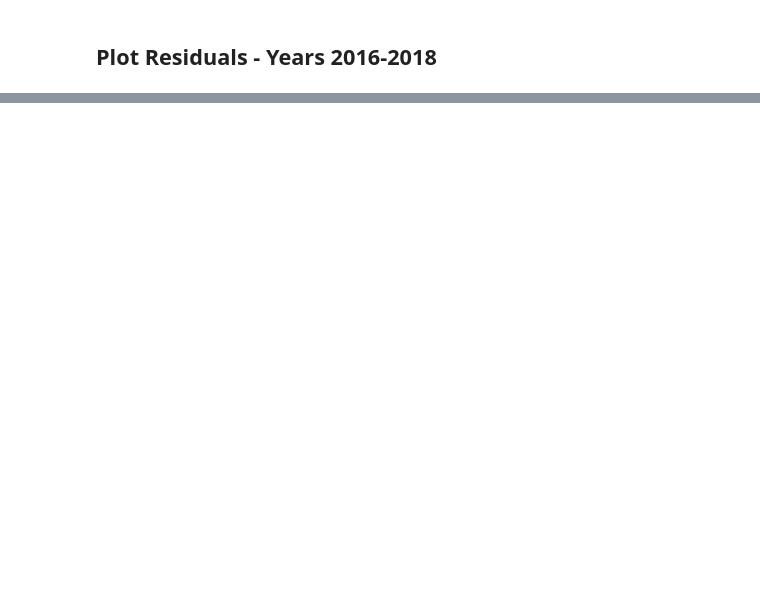
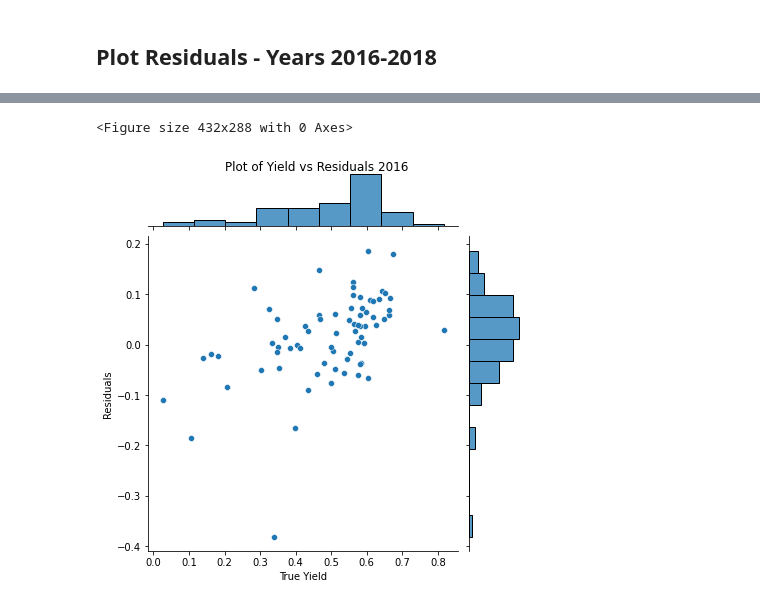
Before and after one commit to mosaiks-capstone/Modeling, a Jupyter notebook: crop_modeling_wide.ipynb, the cells around one changed output, grey strips where cells are left out. Cells and saved outputs as stored; diff of their text form; code cells hidden in the pictures; blank space fills up the shorter version.

Commit message:
added yield vs residual scatter plots for each year

```diff
--- a/crop_modeling_wide.ipynb
+++ b/crop_modeling_wide.ipynb
@@ -316,7 +372,9 @@ residual_df = pd.DataFrame()
 residual_df["yield"] = np.log10(features_summary.yield_mt.to_numpy() + 1)
 residual_df["prediction"] = np.maximum(ridge_cv_random.predict(x_all), 0)
 residual_df["residual"] = residual_df["yield"] - residual_df["prediction"]
+residual_df['ssr'] = sum(residual_df["residual"])
 residual_df["year"] = features_summary.year
 residual_df["district"] = features_summary.district
 residual_df = residual_df.join(country_shp, how = "left", on = "district")
 residual_gdf = geopandas.GeoDataFrame(residual_df)
+residual_gdf
@@ -326,3 +401,33 @@ plt.title("2016 Residuals")
+# %%
+import seaborn as sns
+
+
+
+true_yield_2016 = residual_gdf[residual_gdf.year == 2016]['yield']
+residual_2016 = residual_gdf[residual_gdf.year == 2016]['residual']
+
+
+
+
+plt.figure()
+
+p = sns.jointplot(x=true_yield_2016, y = residual_2016)
+# plt.scatter(true_yield_2016, residual_2016, alpha=1, s=4)
+p.set_axis_labels("True Yield", "Residuals")
+# p.axhline(0)
+plt.suptitle("Plot of Yield vs Residuals 2016",
+          fontsize=12, y=1)
+
+plt.xticks(fontsize=14)
+plt.yticks(fontsize=14)
+
+
+
+plt.show()
+plt.close()
+# %% [output]
+<Figure size 432x288 with 0 Axes>
+[figure, added]
 # %%
 residual_gdf[residual_gdf.year == 2017].plot(column = "residual", legend = True)
 plt.title("2017 Residuals")
```
Also changed, not shown: parts of 24 cells of this notebook.
